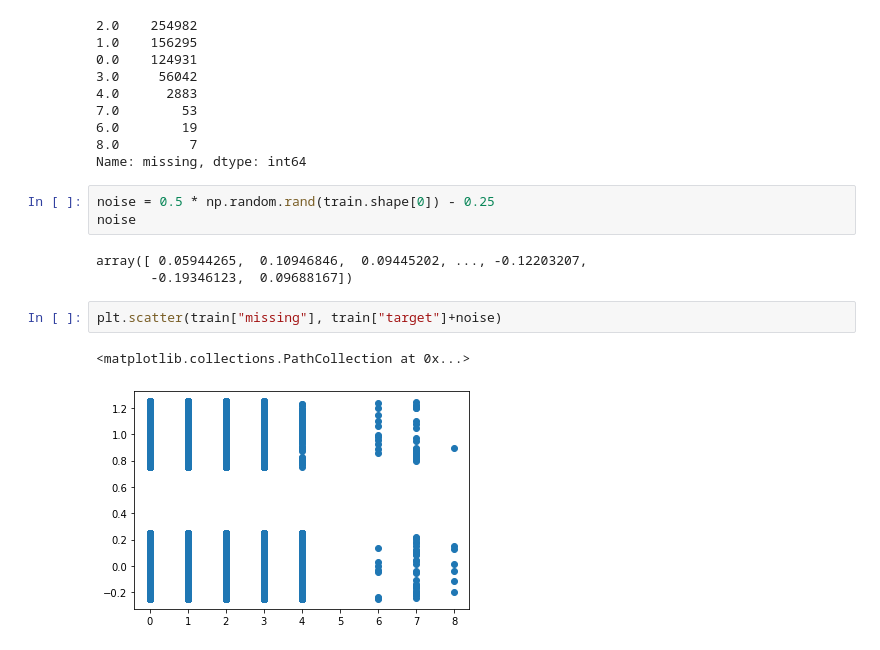
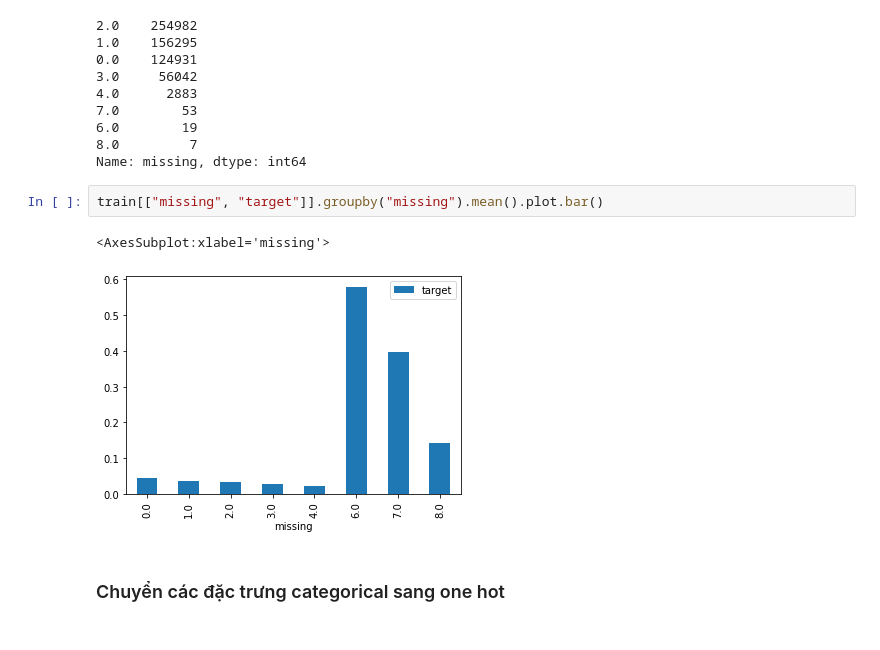
Before and after one commit to PhamVietXuan/kaggle-porto-seguro, a Jupyter notebook: gbm.ipynb, the cells around one changed output. Saved outputs shown, nothing was run; the diff lists cells and outputs as text.

```diff
--- a/gbm.ipynb
+++ b/gbm.ipynb
@@ -112,14 +185,10 @@ train["missing"].value_counts()
 6.0        19
 8.0         7
 Name: missing, dtype: int64
-# %%
-noise = 0.5 * np.random.rand(train.shape[0]) - 0.25
-noise
-# %% [output]
-array([ 0.05944265,  0.10946846,  0.09445202, ..., -0.12203207,
-       -0.19346123,  0.09688167])
-# %%
-plt.scatter(train["missing"], train["target"]+noise)
-# %% [output]
-<matplotlib.collections.PathCollection at 0x...>
-[figure, removed]
+# %%
+train[["missing", "target"]].groupby("missing").mean().plot.bar()
+# %% [output]
+<AxesSubplot:xlabel='missing'>
+[figure, added]
+# %% [markdown]
+### Chuyển các đặc trưng categorical sang one hot
```
Also changed, not shown: parts of 36 cells of this notebook.
